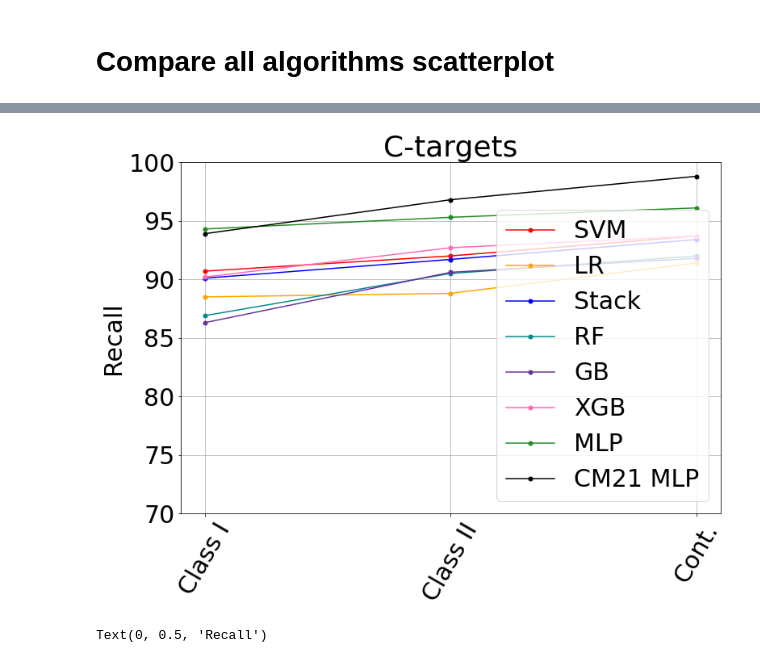
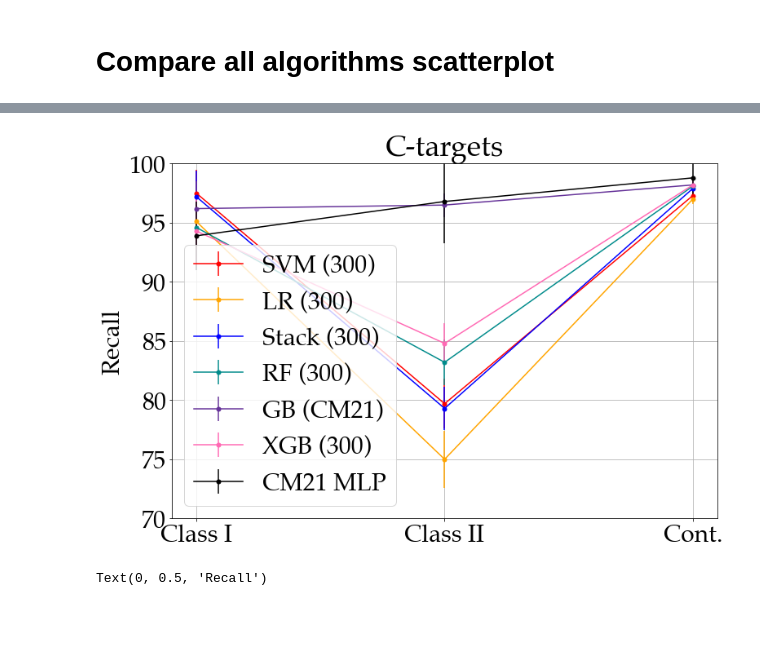
Before and after one commit to bcrompvoets/Random, a Jupyter notebook: Phase_1__Three_Class_Classification/Notebooks/Compare.ipynb, the cells around one changed output, grey strips where cells are left out. Drawn from its saved outputs; the diff is of its cells as text; code cells hidden in the pictures; blank space fills up the shorter version.

```diff
--- a/Phase_1__Three_Class_Classification/Notebooks/Compare.ipynb
+++ b/Phase_1__Three_Class_Classification/Notebooks/Compare.ipynb
@@ -447,43 +448,43 @@ plt.subplots(1,1,figsize=(12,8))
 # #LR
 # plt.errorbar([0,1,2],[81.6,76.8,82.7],[9.1,10.8,9.7],color='chartreuse',label='LR')
 # #Stack
 # plt.errorbar([0,1,2],[86.8,81.5,87.5],[9.6,11.3,10.0],color='blue',label='Stack')
 # #RF
 # plt.errorbar([0,1,2],[87.1,91.4,92.5],[8.6,6.,7.2],color='darkorange',label='RF')
 # #GB
 # plt.errorbar([0,1,2],[86.2,89.7,91.3],[9.0,7.8,.6],color='rebeccapurple',label='GB')
 # #XGB
 # plt.errorbar([0,1,2],[88.7,91.6,92.8],[7.2,6.0,6.7],color='hotpink',label='XGB')
 # #MLP
 # plt.errorbar([0,1,2],[91,92.6,94],[4.9,4.2,4.9],color='forestgreen',label='MLP')
 
 #SVM
-plt.errorbar([0,1,2],[90.7,92.0,93.7],color='red',fmt='.-',markersize=10,label='SVM')
+plt.errorbar([0,1,2],[97.5,79.7,97.3],yerr=[2.,2.1,0.4],color='red',fmt='.-',markersize=10,label='SVM (300)')
 #LR
-plt.errorbar([0,1,2],[88.5,88.8,91.4],color='orange',fmt='.-',markersize=10,label='LR')
+plt.errorbar([0,1,2],[95.1,75.0,97.0],yerr=[2.,2.4,0.4],color='orange',fmt='.-',markersize=10,label='LR (300)')
 #Stack
-plt.errorbar([0,1,2],[90.1,91.7,93.4],color='blue',fmt='.-',markersize=10,label='Stack')
+plt.errorbar([0,1,2],[97.2,79.3,97.9],yerr=[2.2,1.8,0.3],color='blue',fmt='.-',markersize=10,label='Stack (300)')
 #RF
-plt.errorbar([0,1,2],[86.9,90.5,92.0],color='darkcyan',fmt='.-',markersize=10,label='RF')
+plt.errorbar([0,1,2],[94.6,83.2,98.1],yerr=[2.4,1.9,0.3],color='darkcyan',fmt='.-',markersize=10,label='RF (300)')
 #GB
-plt.errorbar([0,1,2],[86.3,90.6,91.8],color='rebeccapurple',fmt='.-',markersize=10,label='GB')
+plt.errorbar([0,1,2],[96.2,96.5,98.2],yerr=[2.3,1.,0.4],color='rebeccapurple',fmt='.-',markersize=10,label='GB (CM21)')
 #XGB
-plt.errorbar([0,1,2],[90.2,92.7,93.7],color='hotpink',fmt='.-',markersize=10,label='XGB')
+plt.errorbar([0,1,2],[94.3,84.8,98.2],yerr=[2.8,1.7,0.4],color='hotpink',fmt='.-',markersize=10,label='XGB (300)')
 #MLP
-plt.errorbar([0,1,2],[94.3,95.3,96.1],color='forestgreen',fmt='.-',markersize=10,label='MLP')
+# plt.errorbar([0,1,2],[],yerr=[2.9,3.5,1.9],color='forestgreen',fmt='.-',markersize=10,label='MLP')
 #MLP
-plt.errorbar([0,1,2],[93.9,96.8,98.8],color='k',fmt='.-',markersize=10,label='CM21 MLP')
+plt.errorbar([0,1,2],[93.9,96.8,98.8],yerr=[2.9,3.5,1.9],color='k',fmt='.-',markersize=10,label='CM21 MLP')
 
-plt.xticks(ticks=[0,1,2],labels=["Class I", "Class II", "Cont."],rotation = 60)
+plt.xticks(ticks=[0,1,2],labels=["Class I", "Class II", "Cont."])
 plt.legend()
 plt.ylim(70,100)
 plt.grid(True)
 plt.title("C-targets")
 
 plt.ylabel("Recall")
 plt.savefig("C_targets_Recall.png",dpi=100)
 # %% [output]
-[figure, old version]
+[figure, new version]
 # %%
 # For artificially balanced data
 import matplotlib.pyplot as plt
```
Also changed, not shown: parts of 1 cell of this notebook, 8 other files.
